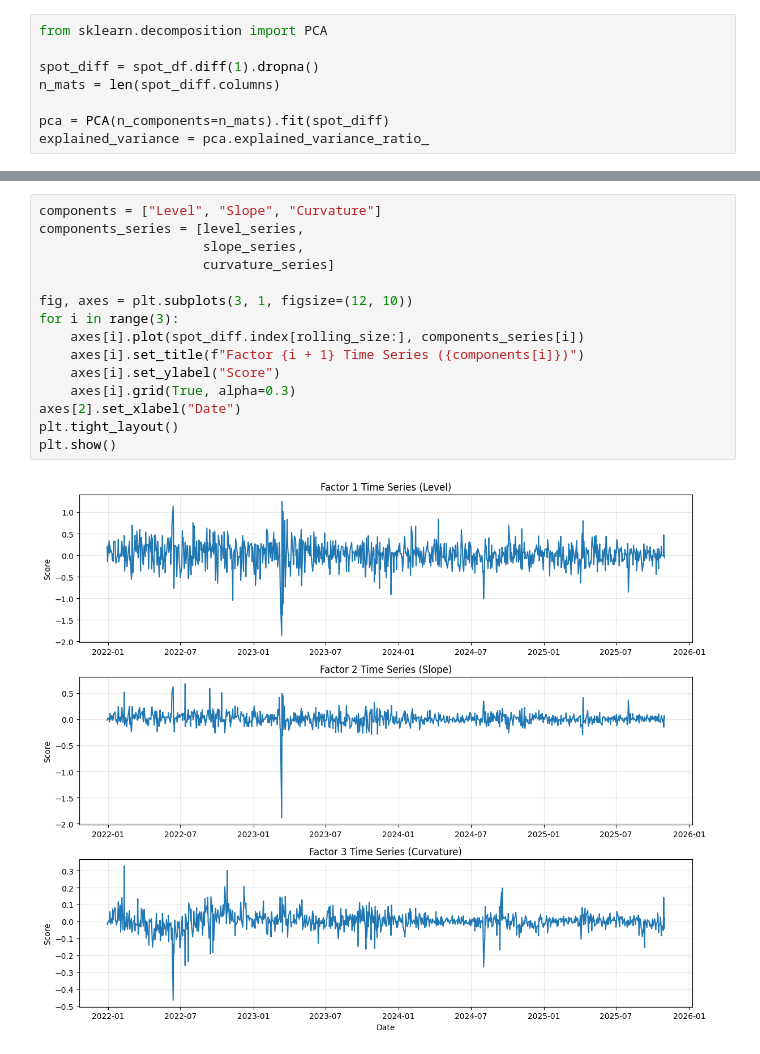
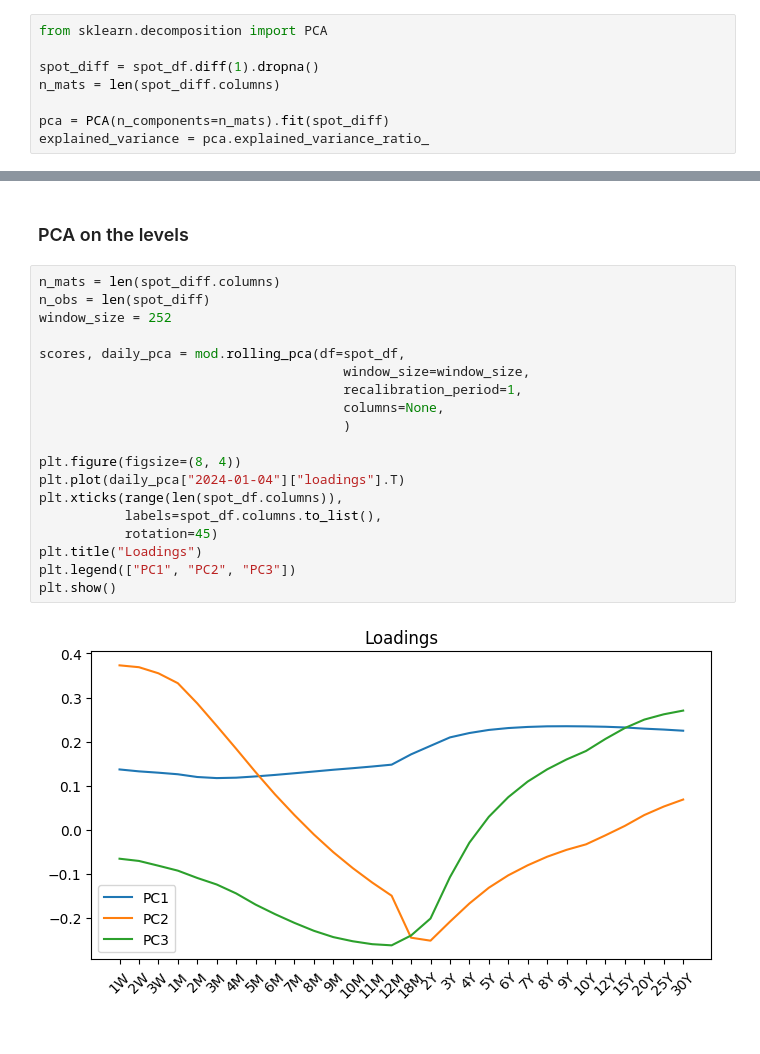
Before and after one commit to hedge-fund-strats/yield-curve-slope-trading, a Jupyter notebook: 01-pca.ipynb, the cells around one changed output, grey strips where cells are left out. Drawn from its saved outputs; the diff is of its cells as text.

Commit message:
rolling PCA implementation

```diff
--- a/01-pca.ipynb
+++ b/01-pca.ipynb
@@ -170,17 +165,23 @@ for pca in daily_pca.values():
+# %% [markdown]
+### PCA on the levels
 # %%
-components = ["Level", "Slope", "Curvature"]
-components_series = [level_series,
-                     slope_series,
-                     curvature_series]
+n_mats = len(spot_diff.columns)
+n_obs = len(spot_diff)
+window_size = 252
 
-fig, axes = plt.subplots(3, 1, figsize=(12, 10))
-for i in range(3):
-    axes[i].plot(spot_diff.index[rolling_size:], components_series[i])
-    axes[i].set_title(f"Factor {i + 1} Time Series ({components[i]})")
-    axes[i].set_ylabel("Score")
-    axes[i].grid(True, alpha=0.3)
-axes[2].set_xlabel("Date")
-plt.tight_layout()
+scores, daily_pca = mod.rolling_pca(df=spot_df,
+                                       window_size=window_size,
+                                       recalibration_period=1,
+                                       columns=None,
+                                       )
+
+plt.figure(figsize=(8, 4))
+plt.plot(daily_pca["2024-01-04"]["loadings"].T)
+plt.xticks(range(len(spot_df.columns)),
+           labels=spot_df.columns.to_list(),
+           rotation=45)
+plt.title("Loadings")
+plt.legend(["PC1", "PC2", "PC3"])
 plt.show()
 # %% [output]
-[figure, old version]
+[figure, new version]
```
Also changed, not shown: parts of 10 cells of this notebook, 1 other file.
